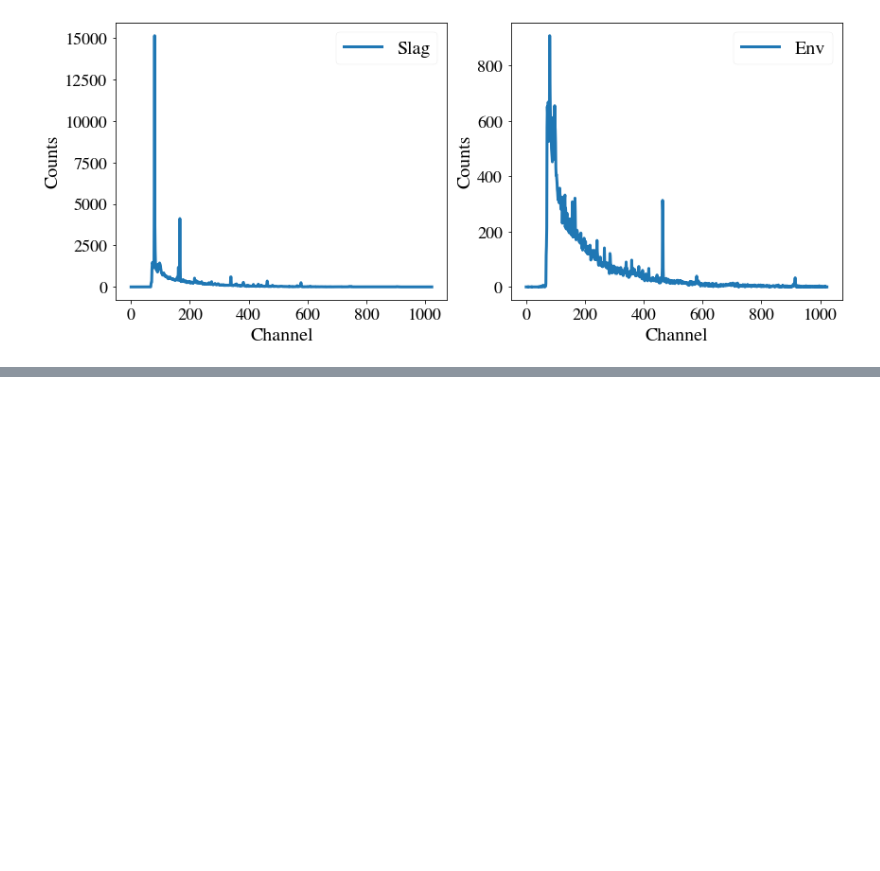
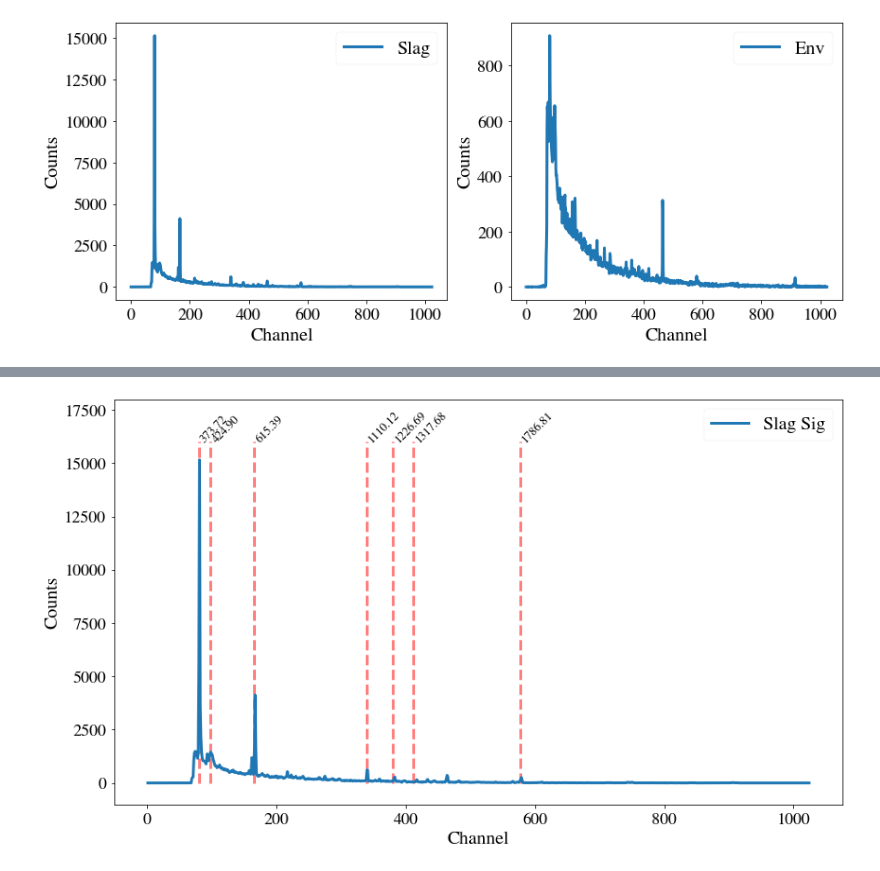
Before and after one commit to DickyChant/AdvNuclExp, a Jupyter notebook: Exp2/analysis/analysis.ipynb, the cells around one changed output, grey strips where cells are left out. Cells and saved outputs as stored; diff of their text form; code cells hidden in the pictures; blank space fills up the shorter version.

```diff
--- a/Exp2/analysis/analysis.ipynb
+++ b/Exp2/analysis/analysis.ipynb
@@ -379,0 +420,23 @@ plt.savefig("../plots/slag_vs_env.pdf")
+# %%
+Slag_csv = pd.DataFrame()
+Slag_csv['Channel'] = env_and_slag['Slag']
+Slag_csv['Peak'] = Slag_csv.index + 1
+# %%
+Slag_csv = Slag_csv.set_index('Peak')
+# %%
+X_slag = sm.add_constant(Slag_csv)
+Slag_csv['E Pred.'] = lm4_res.predict(X_slag)
+# %%
+plt.figure(figsize=(14,8))
+plt.plot(Channel,data2['Sol'],label="Slag Sig")
+for i in range(len(Slag_csv)):
+
+    plt.text(Slag_csv['Channel'][i+1],16000,s=f"{(Slag_csv['E Pred.'][i+1]):.2f}",rotation=45,fontsize=13)
+    plt.vlines(Slag_csv['Channel'][i+1],0,16000,linestyles="--",color="red",alpha=0.5)
+plt.ylim((-1000,18000))
+plt.xlabel("Channel")
+plt.ylabel("Counts")
+plt.legend()
+plt.savefig("../plots/Slag_E.pdf")
+# %% [output]
+[figure, added]
```
Also changed, not shown: parts of 13 cells of this notebook, 27 other files.
